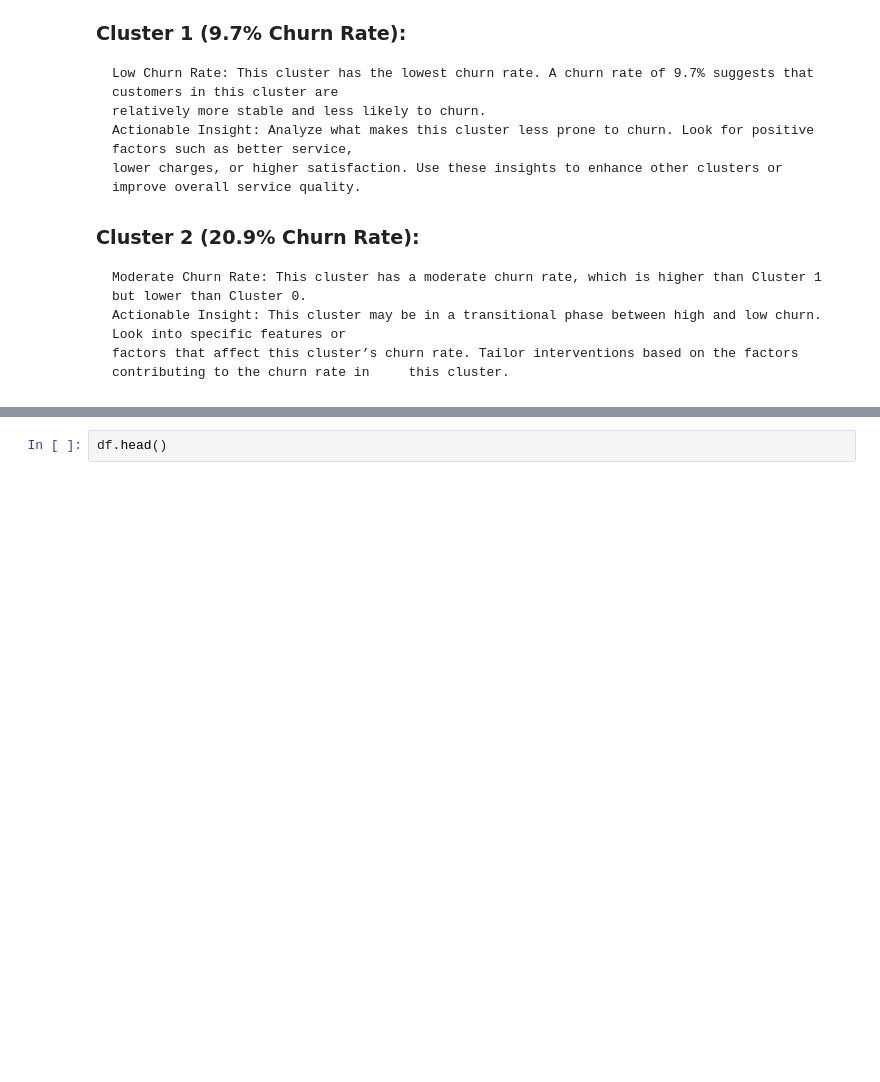
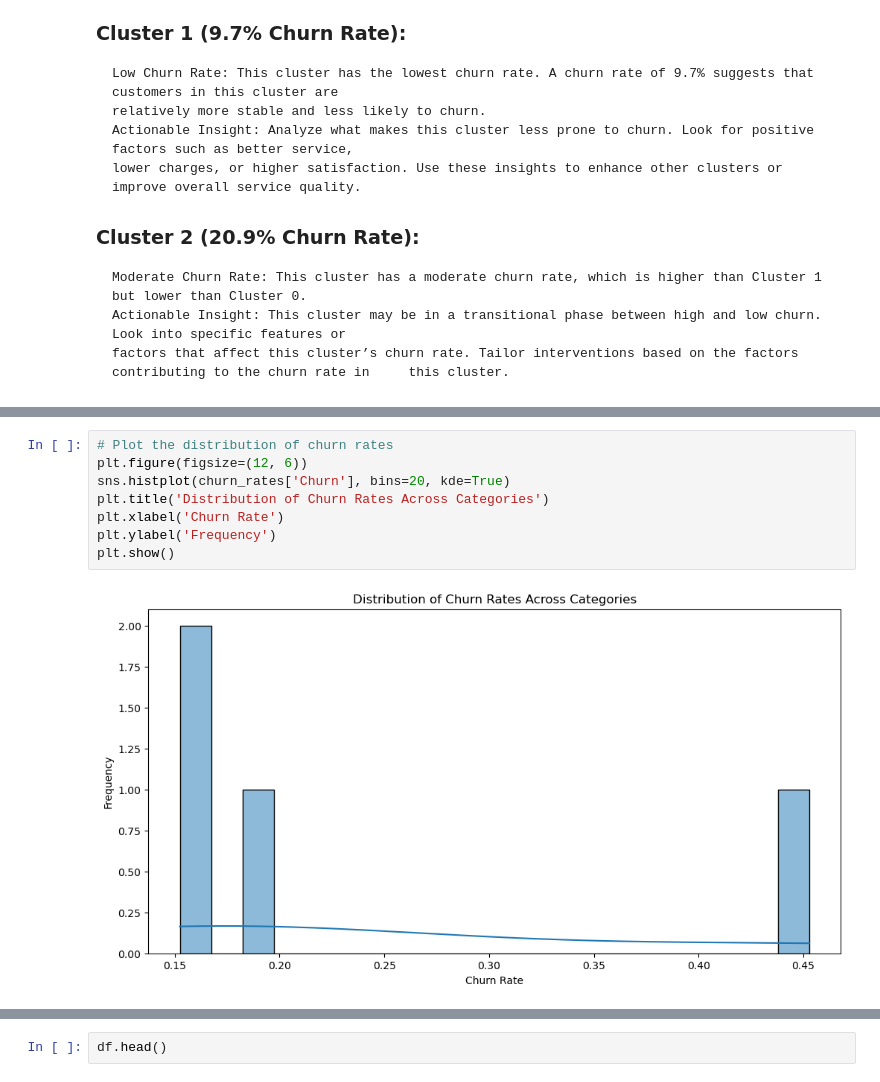
Before and after one commit to Majeedraheem/Telco-Customer-Churn, a Jupyter notebook: churn.ipynb, the cells around one changed output, grey strips where cells are left out. Drawn from its saved outputs; the diff is of its cells as text; blank space fills up the shorter version.

```diff
--- a/churn.ipynb
+++ b/churn.ipynb
@@ -572,0 +621,10 @@ plt.show()
+# %%
+# Plot the distribution of churn rates
+plt.figure(figsize=(12, 6))
+sns.histplot(churn_rates['Churn'], bins=20, kde=True)
+plt.title('Distribution of Churn Rates Across Categories')
+plt.xlabel('Churn Rate')
+plt.ylabel('Frequency')
+plt.show()
+# %% [output]
+[figure, added]
```
Also changed, not shown: parts of 18 cells of this notebook, 1 other file.
